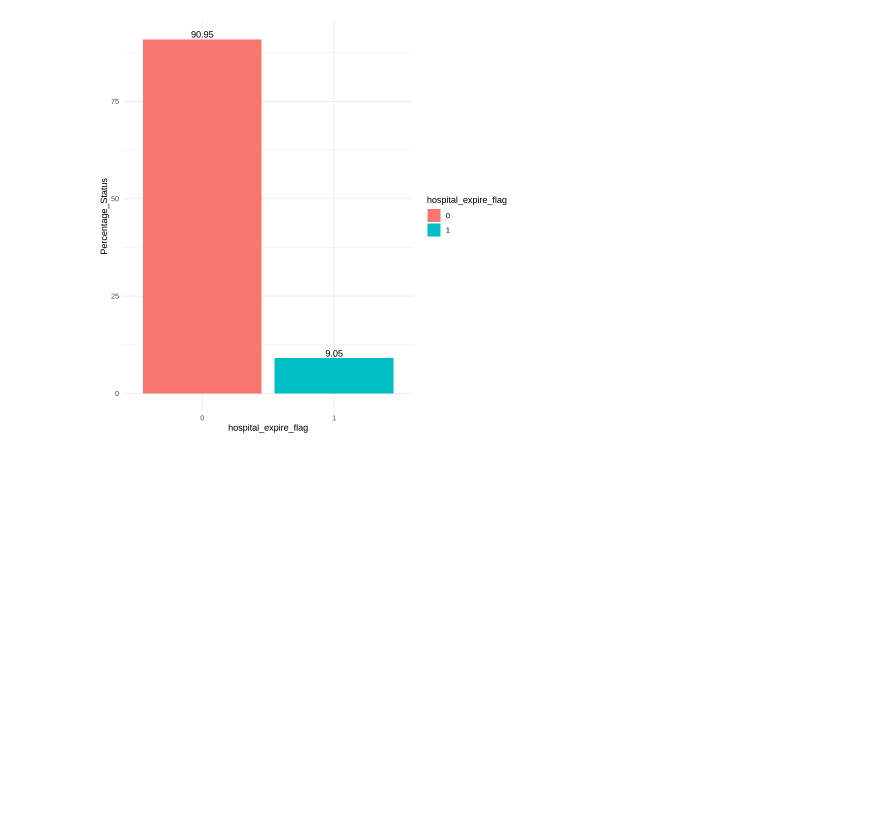
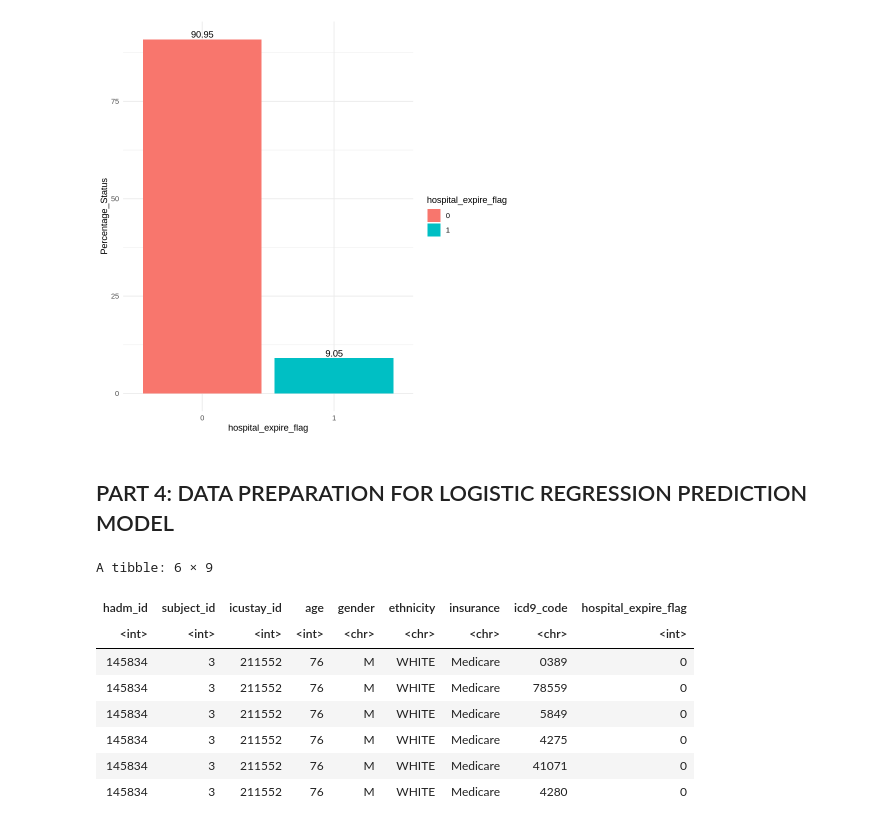
Before and after one commit to Blanqui04/EHR-A3-Group-B, a Jupyter notebook: analysis/Activity-A3.ipynb, the cells around one changed output. Cells and saved outputs as stored; diff of their text form; code cells hidden in the pictures; blank space fills up the shorter version.

```diff
--- a/analysis/Activity-A3.ipynb
+++ b/analysis/Activity-A3.ipynb
@@ -364,3 +364,41 @@ A tibble: 2 × 3
 | 1 | 4179 | 9.052705 |
 Mortality rate without sepsis is 9.052705 %
 [figure]
+# %% [markdown]
+## PART 4: DATA PREPARATION FOR LOGISTIC REGRESSION PREDICTION MODEL
+# %%
+# Construcció de la nova taula amb els predictors
+cohort_model <- tbl(con, "ICUSTAYS") %>%
+  inner_join(tbl(con, "ADMISSIONS"), by = c("HADM_ID" = "HADM_ID", "SUBJECT_ID" = "SUBJECT_ID")) %>%
+  inner_join(tbl(con, "PATIENTS"), by = c("SUBJECT_ID" = "SUBJECT_ID")) %>%
+  inner_join(tbl(con, "DIAGNOSES_ICD"), by = c("HADM_ID" = "HADM_ID", "SUBJECT_ID" = "SUBJECT_ID")) %>%
+  mutate(
+    age = year(INTIME) - year(DOB)
+  ) %>%
+  filter(age >= 16) %>%
+  select(
+    HADM_ID,
+    SUBJECT_ID,
+    ICUSTAY_ID,
+    age,
+    GENDER,
+    ETHNICITY,
+    INSURANCE,
+    ICD9_CODE,
+    HOSPITAL_EXPIRE_FLAG
+  ) %>%
+  collect()
+
+colnames(cohort_model) <- tolower(colnames(cohort_model))
+
+head(cohort_model)
+# %% [output]
+A tibble: 6 × 9
+| hadm_id | subject_id | icustay_id | age | gender | ethnicity | insurance | icd9_code | hospital_expire_flag |
+| <int> | <int> | <int> | <int> | <chr> | <chr> | <chr> | <chr> | <int> |
+| 145834 | 3 | 211552 | 76 | M | WHITE | Medicare | 0389 | 0 |
+| 145834 | 3 | 211552 | 76 | M | WHITE | Medicare | 78559 | 0 |
+| 145834 | 3 | 211552 | 76 | M | WHITE | Medicare | 5849 | 0 |
+| 145834 | 3 | 211552 | 76 | M | WHITE | Medicare | 4275 | 0 |
+| 145834 | 3 | 211552 | 76 | M | WHITE | Medicare | 41071 | 0 |
+| 145834 | 3 | 211552 | 76 | M | WHITE | Medicare | 4280 | 0 |
```
